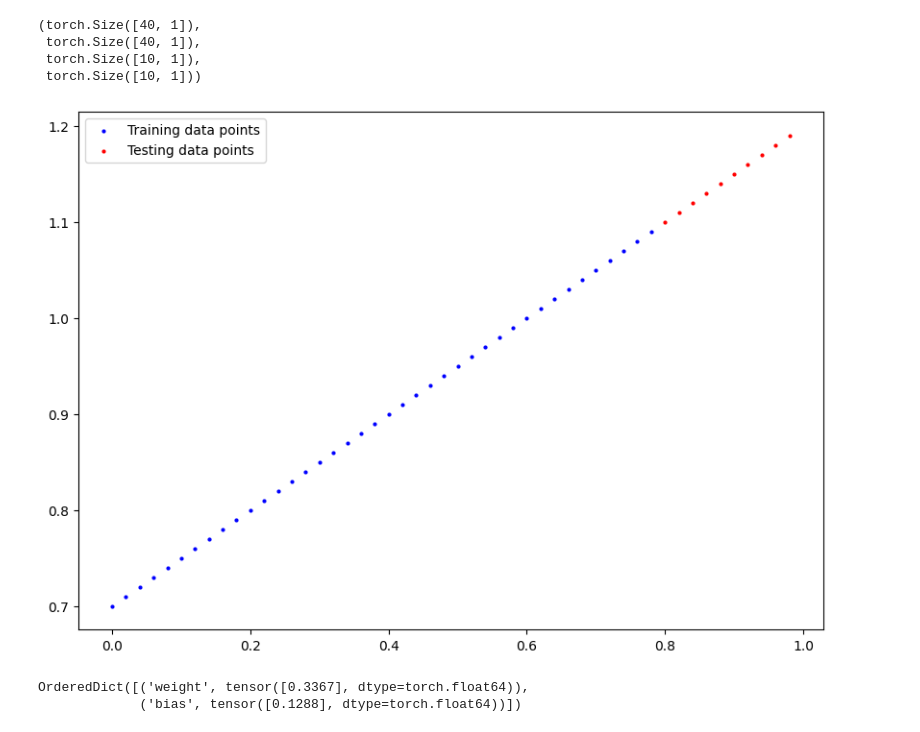
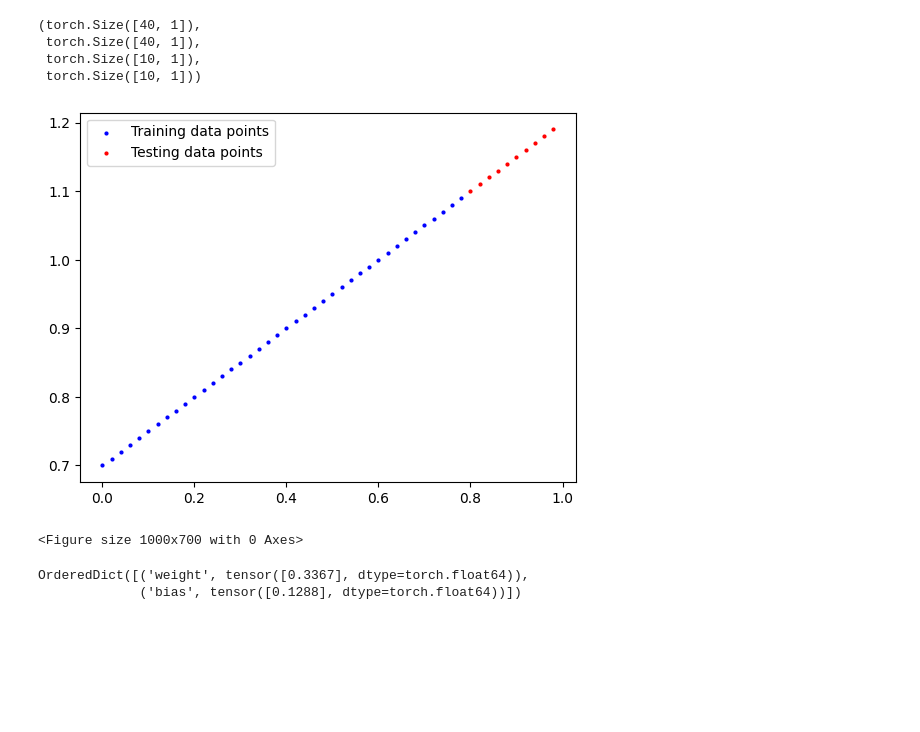
Before and after one commit to DarshanDinni/learn_pytorch, a Jupyter notebook: 01_Pytorch_Workflow.ipynb, the cells around one changed output. Cells and saved outputs as stored; diff of their text form; code cells hidden in the pictures; blank space fills up the shorter version.

```diff
--- a/01_Pytorch_Workflow.ipynb
+++ b/01_Pytorch_Workflow.ipynb
@@ -71,7 +70,10 @@ def plot_graph(training_data=X_train, testing_data=X_test, training_label=y_trai
-# %%
-plot_graph()
-# %% [output]
-[figure, removed]
+# %%
+figure, axis = plt.subplots(1, 1)
+plot_graph(axis=axis)
+plt.show()
+# %% [output]
+[figure, added]
+<Figure size 1000x700 with 0 Axes>
 # %%
 # Build model
 
```
Also changed, not shown: parts of 15 cells of this notebook.
